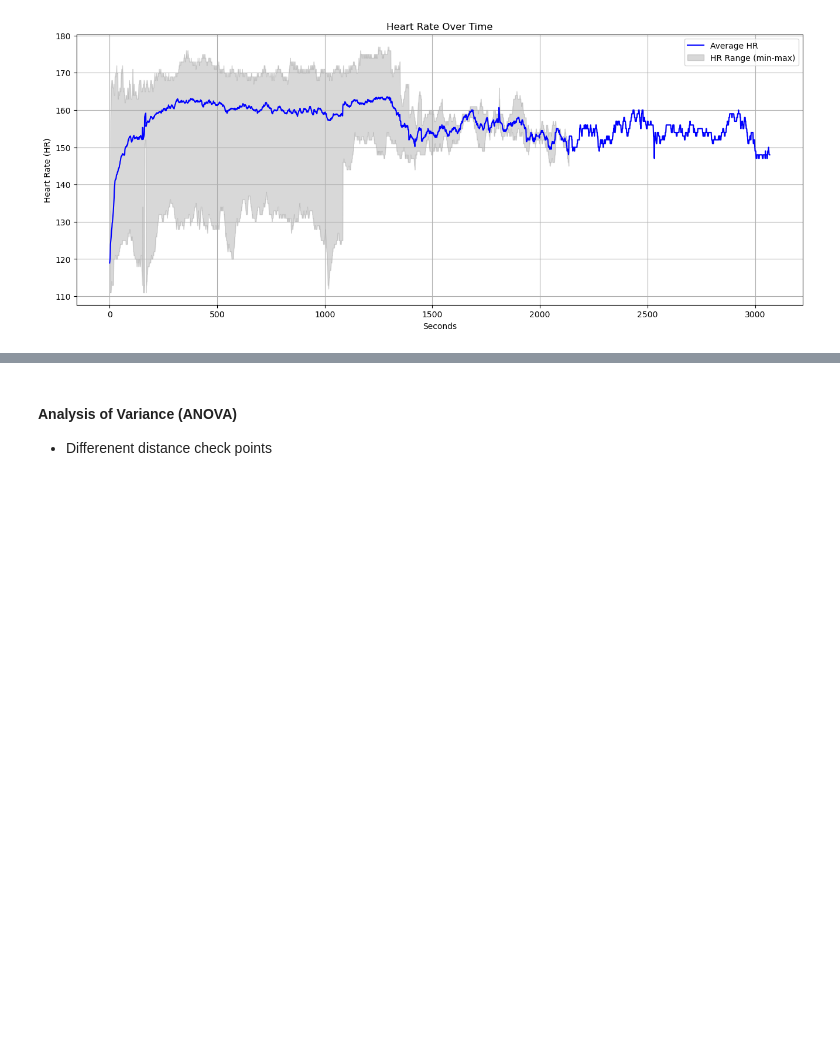
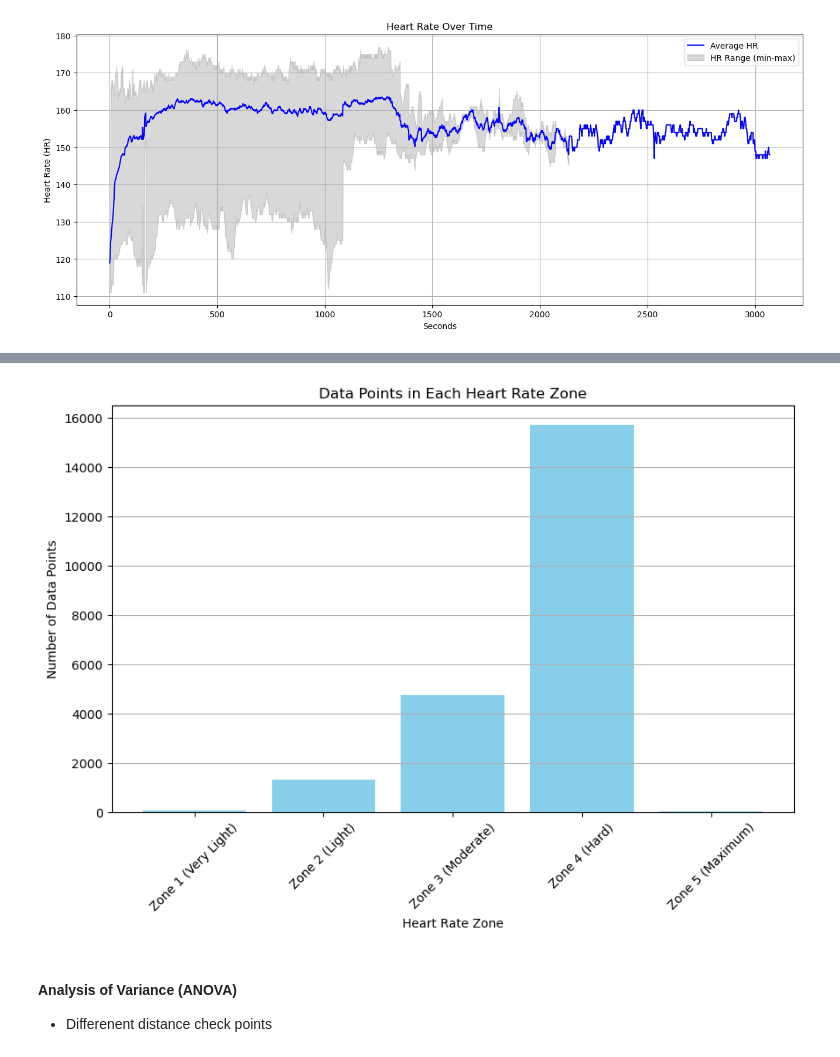
Before and after one commit to ddiaz1126/Heart-Rate-Monitoring-Forecast, a Jupyter notebook: data_analysis_multiple_sessions.ipynb, the cells around one changed output, grey strips where cells are left out. Saved outputs shown, nothing was run; the diff lists cells and outputs as text; code cells hidden in the pictures; blank space fills up the shorter version.

```diff
--- a/data_analysis_multiple_sessions.ipynb
+++ b/data_analysis_multiple_sessions.ipynb
@@ -367,0 +447,28 @@ plt.show()
+# %%
+# Initialize a dictionary to hold the counts for each zone
+zone_counts = {zone: 0 for zone in zones}
+
+# Iterate through your normalized_data DataFrame to count the data points in each zone
+for index, row in normalized_data.iterrows():
+    hr = row['HR']  # Assuming 'HR' is the column with heart rate data
+    for zone, (lower, upper) in zones.items():
+        if lower <= hr < upper:
+            zone_counts[zone] += 1
+            break  # Exit the loop after finding the correct zone
+
+# Convert the zone counts to a DataFrame for easier plotting
+zone_counts_df = pd.DataFrame(list(zone_counts.items()), columns=['Zone', 'Count'])
+
+# Plotting the data
+plt.figure(figsize=(10, 6))
+plt.bar(zone_counts_df['Zone'], zone_counts_df['Count'], color='skyblue')
+plt.xlabel('Heart Rate Zone')
+plt.ylabel('Number of Data Points')
+plt.title('Data Points in Each Heart Rate Zone')
+plt.xticks(rotation=45)
+plt.grid(axis='y')
+
+# Show the plot
+plt.show()
+# %% [output]
+[figure, added]
```
Also changed, not shown: parts of 16 cells of this notebook.
